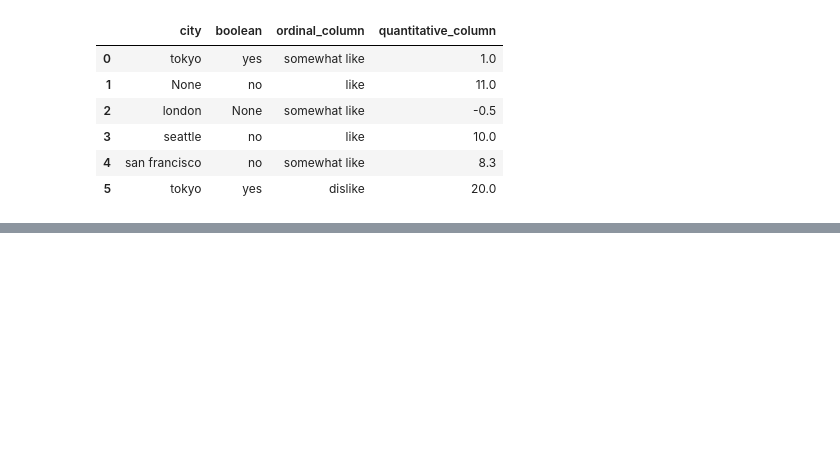
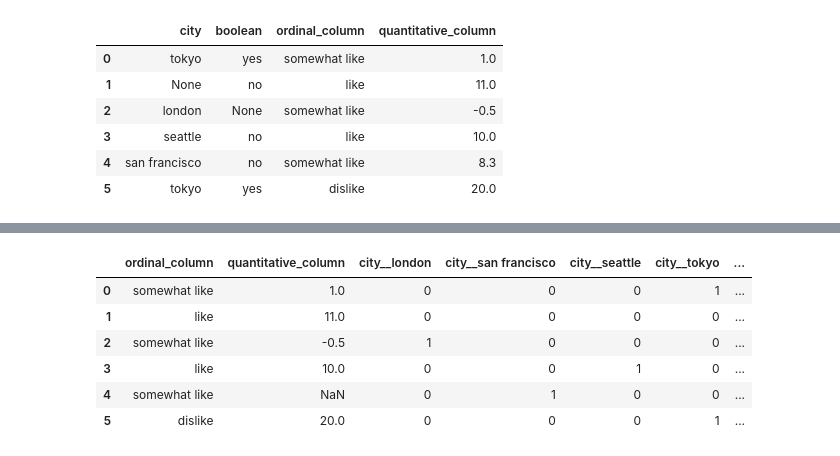
Before and after one commit to yungshun317/sklearn-ml-feature-construction, a Jupyter notebook: activity_recognition_from_single_chest_mounted_accelerometer.ipynb, the cells around one changed output, grey strips where cells are left out. Cells and saved outputs as stored; diff of their text form; code cells hidden in the pictures; blank space fills up the shorter version.

```diff
--- a/activity_recognition_from_single_chest_mounted_accelerometer.ipynb
+++ b/activity_recognition_from_single_chest_mounted_accelerometer.ipynb
@@ -122,0 +143,15 @@ imputer.fit_transform(X)
+# %%
+# For ordinal columns, we don't want to dummify
+pd.get_dummies(X,
+               # Which columns to dummify
+               columns = ['city', 'boolean'],
+               # The seperator between the prefix (column name) and cell value
+               prefix_sep='__')
+# %% [output]
+|  | ordinal_column | quantitative_column | city__london | city__san francisco | city__seattle | city__tokyo | ... |
+| 0 | somewhat like | 1.0 | 0 | 0 | 0 | 1 | ... |
+| 1 | like | 11.0 | 0 | 0 | 0 | 0 | ... |
+| 2 | somewhat like | -0.5 | 1 | 0 | 0 | 0 | ... |
+| 3 | like | 10.0 | 0 | 0 | 1 | 0 | ... |
+| 4 | somewhat like | NaN | 0 | 1 | 0 | 0 | ... |
+| 5 | dislike | 20.0 | 0 | 0 | 0 | 1 | ... |
```
Also changed, not shown: parts of 23 cells of this notebook.
